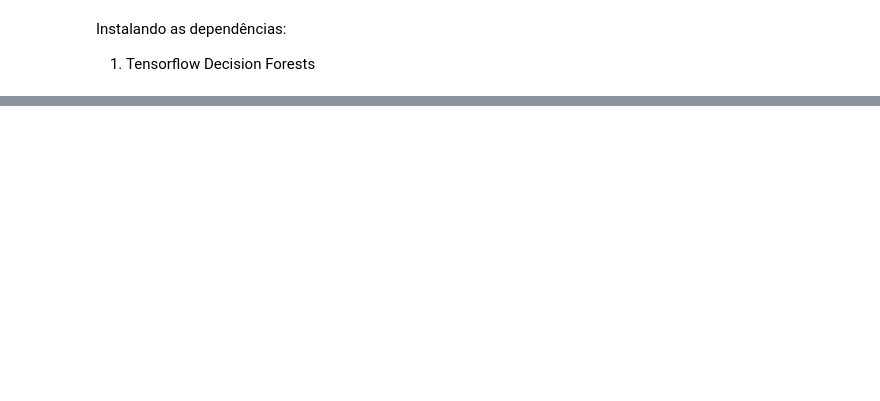
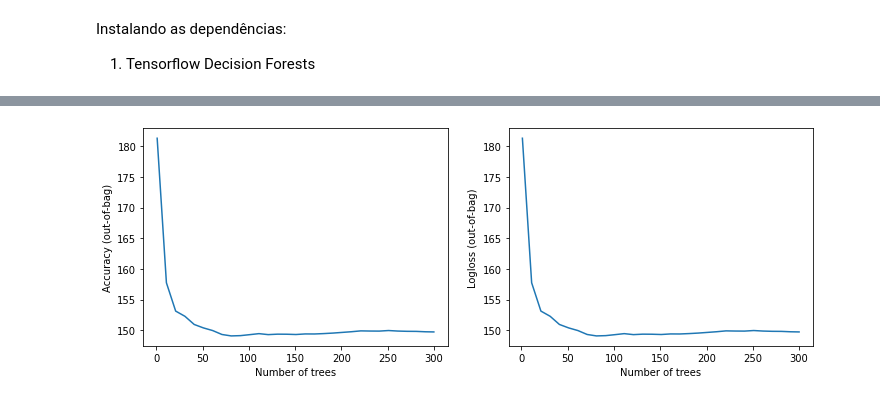
Before and after one commit to MateusMaruzka/lowcostsensors_calib, a Jupyter notebook: calib_lowcostsensors_tensorflow.ipynb, the cells around one changed output, grey strips where cells are left out. Drawn from its saved outputs; the diff is of its cells as text; code cells hidden in the pictures; blank space fills up the shorter version.

```diff
--- a/calib_lowcostsensors_tensorflow.ipynb
+++ b/calib_lowcostsensors_tensorflow.ipynb
@@ -91,0 +230,7 @@ Date/Time
+# %%
+# Split the dataset into a training and a testing dataset.
+
+def split_dataset(dataset, test_ratio=0.30):
+  """Splits a panda dataframe in two."""
+  test_indices = np.random.rand(len(dataset)) < test_ratio
+  return dataset[~test_indices], dataset[test_indices]
@@ -92,6 +257,6 @@ Date/Time
 # %%
 # Train a Random Forest model.
-model = tfdf.keras.RandomForestModel(task=tfdf.keras.Task.REGRESSION, verbose=2)
+model = tfdf.keras.RandomForestModel(task=tfdf.keras.Task.REGRESSION, verbose=0)
 # model.fit(x=X_train, y=y_train)
-model.fit(df2)
+model.fit(train_ds)
 # %% [output]
@@ -152,6 +286,12 @@ Label: "__LABEL"
 # %%
 # Evaluate the model.
-model.evaluate(x=X_test, y=y_test)
+import math
+
+model.compile(metrics=["mse", "mape"])
+evaluation = model.evaluate(train_ds, return_dict=True)
+print(evaluation)
+print(f"MSE: {evaluation['mse']}")
+print(f"RMSE: {math.sqrt(evaluation['mse'])}")
 
 # Export the model to a SavedModel.
 # model.save("project/model")
@@ -163,0 +315,18 @@ tfdf.model_plotter.plot_model_in_colab(model, tree_idx=0)
+# %%
+logs = model.make_inspector().training_logs()
+print(logs)
+
+plt.figure(figsize=(12, 4))
+
+plt.subplot(1, 2, 1)
+plt.plot([log.num_trees for log in logs], [log.evaluation.rmse for log in logs])
+plt.xlabel("Number of trees")
+plt.ylabel("Accuracy (out-of-bag)")
+
+plt.subplot(1, 2, 2)
+plt.plot([log.num_trees for log in logs], [log.evaluation.rmse for log in logs])
+plt.xlabel("Number of trees")
+plt.ylabel("Logloss (out-of-bag)")
+
+plt.show()
+# %% [output]
@@ -163,0 +334 @@ tfdf.model_plotter.plot_model_in_colab(model, tree_idx=0)
+[figure, added]
```
Also changed, not shown: parts of 25 cells of this notebook.
